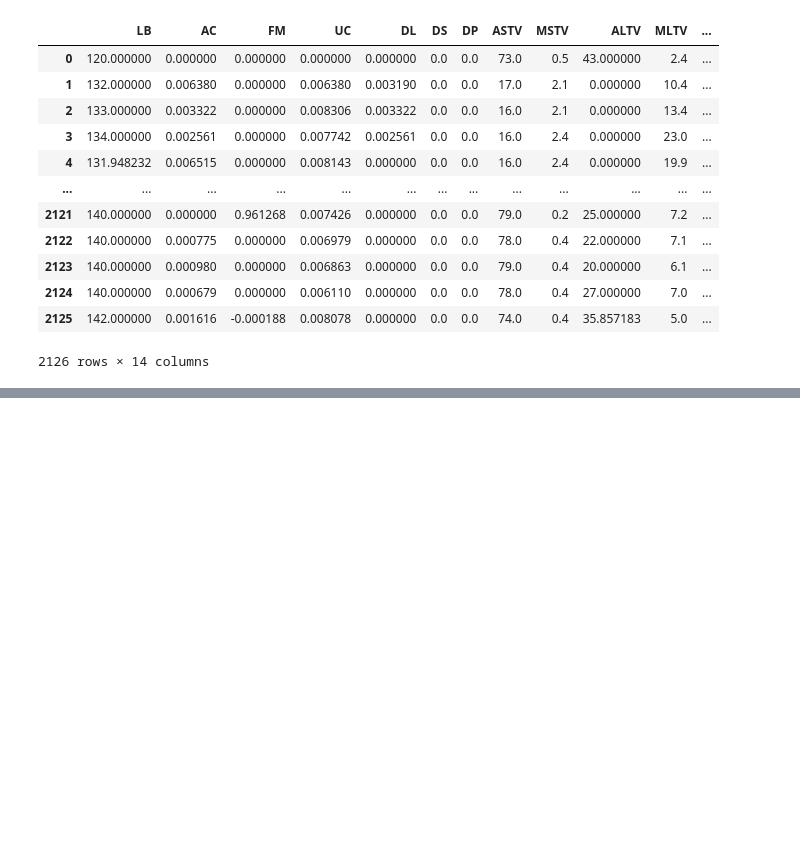
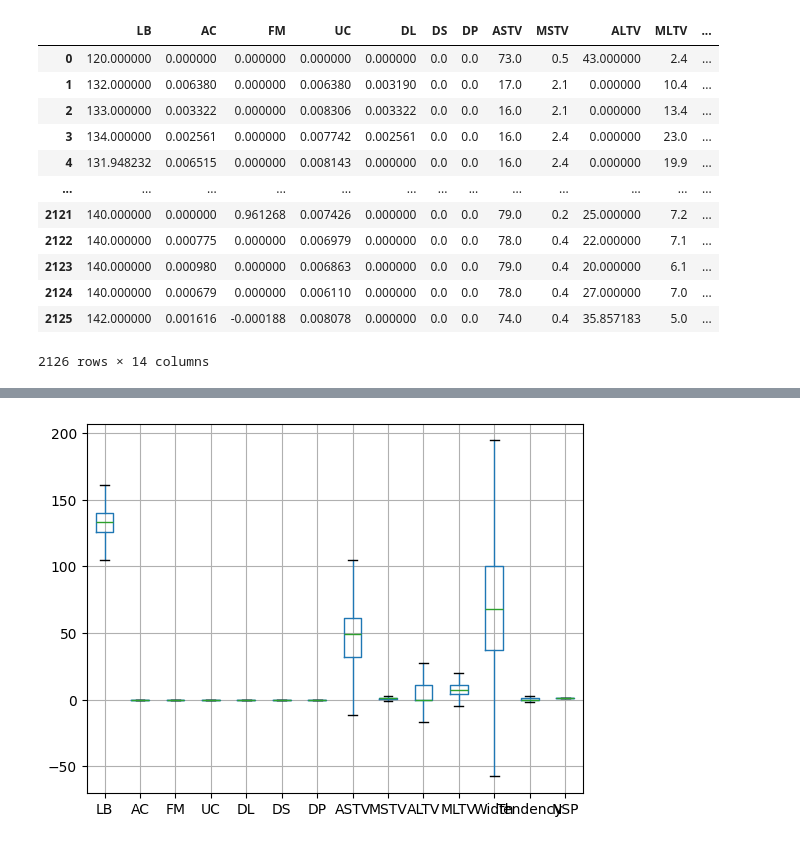
Before and after one commit to hkvarma2003/DataScience-Assignments, a Jupyter notebook: 5_EDA_Assignment.ipynb, the cells around one changed output, grey strips where cells are left out. Drawn from its saved outputs; the diff is of its cells as text; code cells hidden in the pictures; blank space fills up the shorter version.

```diff
--- a/5_EDA_Assignment.ipynb
+++ b/5_EDA_Assignment.ipynb
@@ -24,0 +185,5 @@ df
+# %%
+df.boxplot()
+plt.show()
+# %% [output]
+[figure, added]
```
Also changed, not shown: parts of 29 cells of this notebook.
